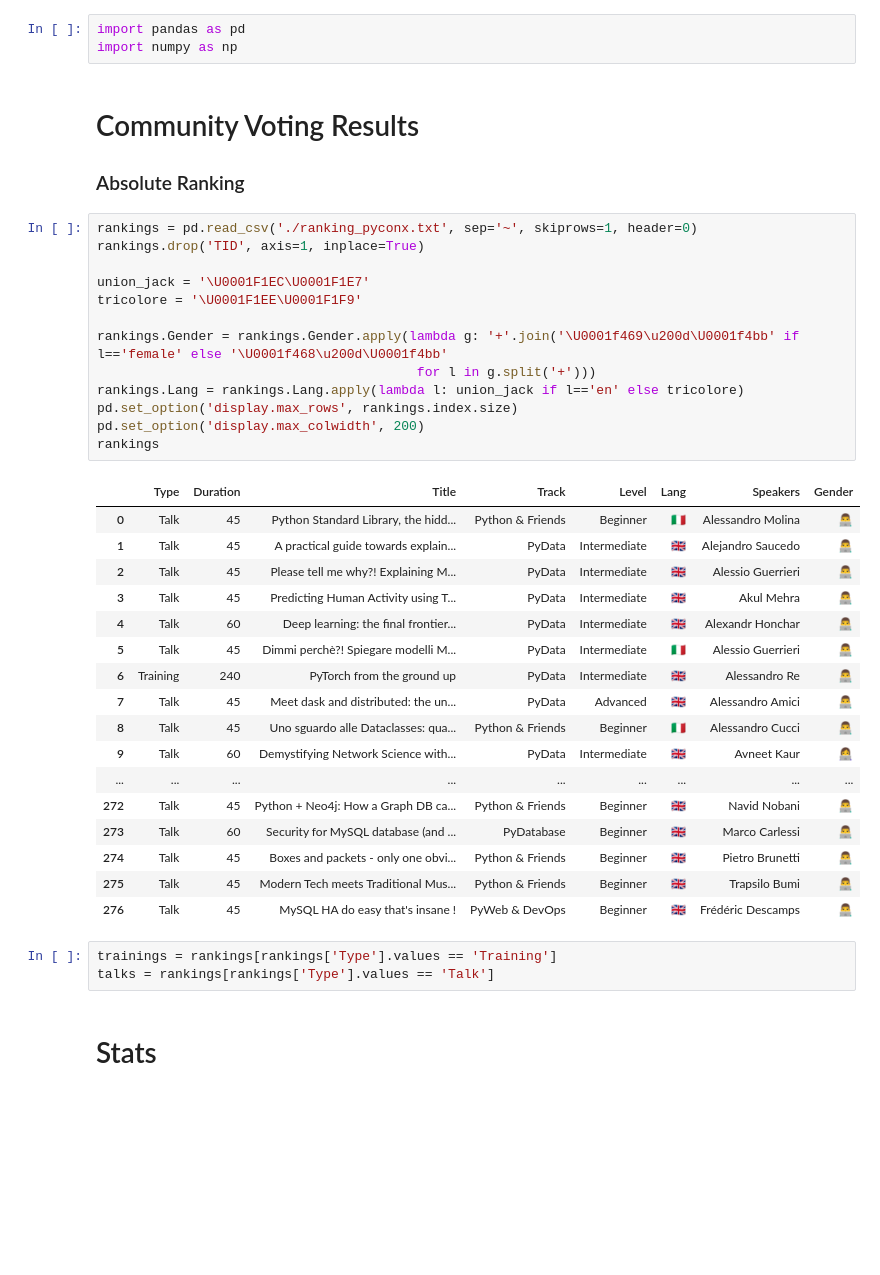
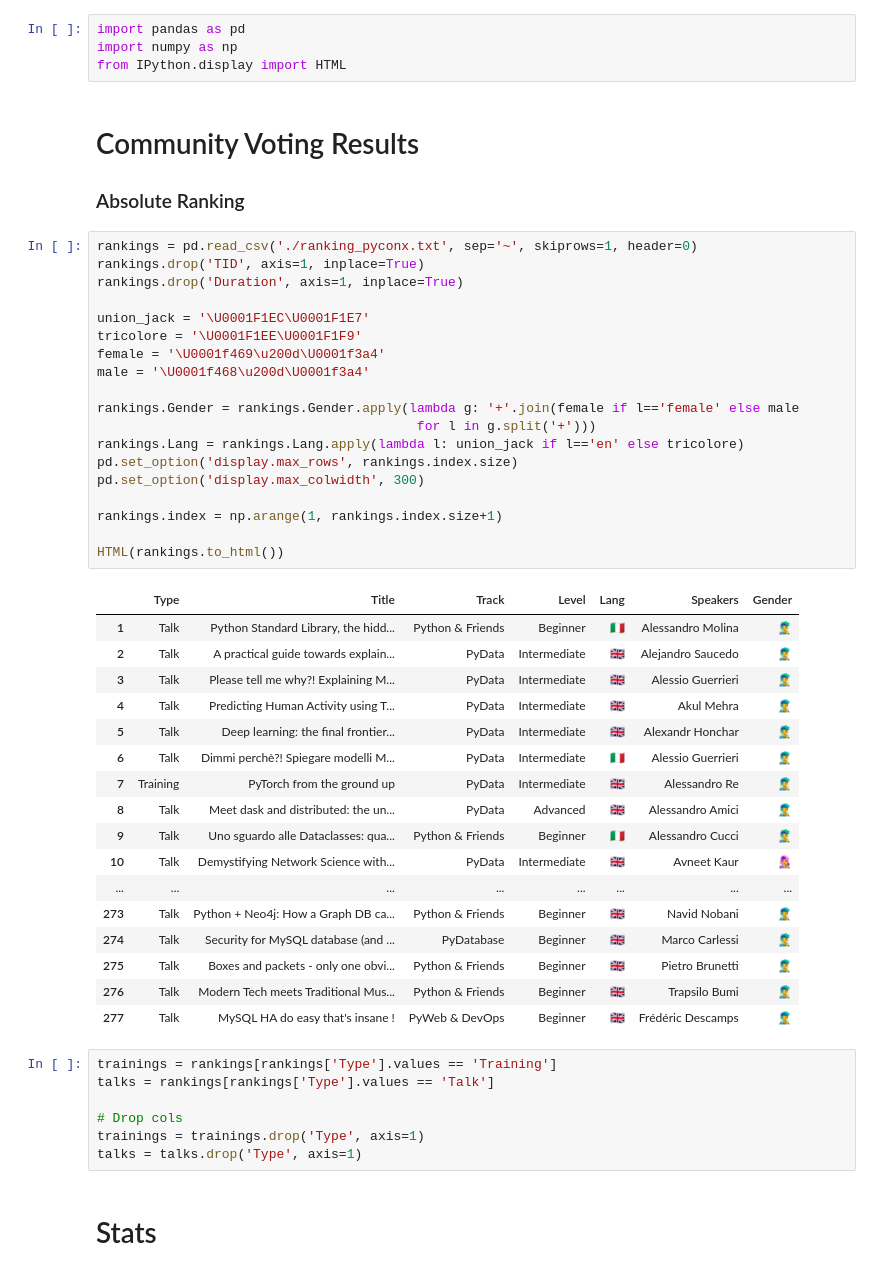
Before and after one commit to leriomaggio/pyconit-community-voting, a Jupyter notebook: Conference Talks Rankings.ipynb, the cells around one changed output. Saved outputs shown, nothing was run; the diff lists cells and outputs as text; blank space fills up the shorter version.

Commit message:
changed icons (emoji) for speakers

```diff
--- a/Conference Talks Rankings.ipynb
+++ b/Conference Talks Rankings.ipynb
@@ -5,6 +5,7 @@
 # %%
 import pandas as pd
 import numpy as np
+from IPython.display import HTML
 # %% [markdown]
 <a name="absolute_rank"></a>
 # Community Voting Results
@@ -13,37 +14,47 @@ import numpy as np
 # %%
 rankings = pd.read_csv('./ranking_pyconx.txt', sep='~', skiprows=1, header=0)
 rankings.drop('TID', axis=1, inplace=True)
+rankings.drop('Duration', axis=1, inplace=True)
 
 union_jack = '\U0001F1EC\U0001F1E7'
 tricolore = '\U0001F1EE\U0001F1F9'
+female = '\U0001f469\u200d\U0001f3a4'
+male = '\U0001f468\u200d\U0001f3a4'
 
-rankings.Gender = rankings.Gender.apply(lambda g: '+'.join('\U0001f469\u200d\U0001f4bb' if l=='female' else '\U0001f468\u200d\U0001f4bb'
+rankings.Gender = rankings.Gender.apply(lambda g: '+'.join(female if l=='female' else male
                                          for l in g.split('+')))
 rankings.Lang = rankings.Lang.apply(lambda l: union_jack if l=='en' else tricolore)
 pd.set_option('display.max_rows', rankings.index.size)
-pd.set_option('display.max_colwidth', 200)
-rankings
+pd.set_option('display.max_colwidth', 300)
+
+rankings.index = np.arange(1, rankings.index.size+1)
+
+HTML(rankings.to_html())
 # %% [output]
-|  | Type | Duration | Title | Track | Level | Lang | Speakers | Gender |
-| 0 | Talk | 45 | Python Standard Library, the hidd... | Python & Friends | Beginner | 🇮🇹 | Alessandro Molina | 👨‍💻 |
-| 1 | Talk | 45 | A practical guide towards explain... | PyData | Intermediate | 🇬🇧 | Alejandro Saucedo | 👨‍💻 |
-| 2 | Talk | 45 | Please tell me why?! Explaining M... | PyData | Intermediate | 🇬🇧 | Alessio Guerrieri | 👨‍💻 |
-| 3 | Talk | 45 | Predicting Human Activity using T... | PyData | Intermediate | 🇬🇧 | Akul Mehra | 👨‍💻 |
-| 4 | Talk | 60 | Deep learning: the final frontier... | PyData | Intermediate | 🇬🇧 | Alexandr Honchar | 👨‍💻 |
-| 5 | Talk | 45 | Dimmi perchè?! Spiegare modelli M... | PyData | Intermediate | 🇮🇹 | Alessio Guerrieri | 👨‍💻 |
-| 6 | Training | 240 | PyTorch from the ground up | PyData | Intermediate | 🇬🇧 | Alessandro Re | 👨‍💻 |
-| 7 | Talk | 45 | Meet dask and distributed: the un... | PyData | Advanced | 🇬🇧 | Alessandro Amici | 👨‍💻 |
-| 8 | Talk | 45 | Uno sguardo alle Dataclasses: qua... | Python & Friends | Beginner | 🇮🇹 | Alessandro Cucci | 👨‍💻 |
-| 9 | Talk | 60 | Demystifying Network Science with... | PyData | Intermediate | 🇬🇧 | Avneet Kaur | 👩‍💻 |
-| ... | ... | ... | ... | ... | ... | ... | ... | ... |
-| 272 | Talk | 45 | Python + Neo4j: How a Graph DB ca... | Python & Friends | Beginner | 🇬🇧 | Navid Nobani | 👨‍💻 |
-| 273 | Talk | 60 | Security for MySQL database (and ... | PyDatabase | Beginner | 🇬🇧 | Marco Carlessi | 👨‍💻 |
-| 274 | Talk | 45 | Boxes and packets - only one obvi... | Python & Friends | Beginner | 🇬🇧 | Pietro Brunetti | 👨‍💻 |
-| 275 | Talk | 45 | Modern Tech meets Traditional Mus... | Python & Friends | Beginner | 🇬🇧 | Trapsilo Bumi | 👨‍💻 |
-| 276 | Talk | 45 | MySQL HA do easy that's insane ! | PyWeb & DevOps | Beginner | 🇬🇧 | Frédéric Descamps | 👨‍💻 |
+|  | Type | Title | Track | Level | Lang | Speakers | Gender |
+| 1 | Talk | Python Standard Library, the hidd... | Python & Friends | Beginner | 🇮🇹 | Alessandro Molina | 👨‍🎤 |
+| 2 | Talk | A practical guide towards explain... | PyData | Intermediate | 🇬🇧 | Alejandro Saucedo | 👨‍🎤 |
+| 3 | Talk | Please tell me why?! Explaining M... | PyData | Intermediate | 🇬🇧 | Alessio Guerrieri | 👨‍🎤 |
+| 4 | Talk | Predicting Human Activity using T... | PyData | Intermediate | 🇬🇧 | Akul Mehra | 👨‍🎤 |
+| 5 | Talk | Deep learning: the final frontier... | PyData | Intermediate | 🇬🇧 | Alexandr Honchar | 👨‍🎤 |
+| 6 | Talk | Dimmi perchè?! Spiegare modelli M... | PyData | Intermediate | 🇮🇹 | Alessio Guerrieri | 👨‍🎤 |
+| 7 | Training | PyTorch from the ground up | PyData | Intermediate | 🇬🇧 | Alessandro Re | 👨‍🎤 |
+| 8 | Talk | Meet dask and distributed: the un... | PyData | Advanced | 🇬🇧 | Alessandro Amici | 👨‍🎤 |
+| 9 | Talk | Uno sguardo alle Dataclasses: qua... | Python & Friends | Beginner | 🇮🇹 | Alessandro Cucci | 👨‍🎤 |
+| 10 | Talk | Demystifying Network Science with... | PyData | Intermediate | 🇬🇧 | Avneet Kaur | 👩‍🎤 |
+| ... | ... | ... | ... | ... | ... | ... | ... |
+| 273 | Talk | Python + Neo4j: How a Graph DB ca... | Python & Friends | Beginner | 🇬🇧 | Navid Nobani | 👨‍🎤 |
+| 274 | Talk | Security for MySQL database (and ... | PyDatabase | Beginner | 🇬🇧 | Marco Carlessi | 👨‍🎤 |
+| 275 | Talk | Boxes and packets - only one obvi... | Python & Friends | Beginner | 🇬🇧 | Pietro Brunetti | 👨‍🎤 |
+| 276 | Talk | Modern Tech meets Traditional Mus... | Python & Friends | Beginner | 🇬🇧 | Trapsilo Bumi | 👨‍🎤 |
+| 277 | Talk | MySQL HA do easy that's insane ! | PyWeb & DevOps | Beginner | 🇬🇧 | Frédéric Descamps | 👨‍🎤 |
 # %%
 trainings = rankings[rankings['Type'].values == 'Training']
 talks = rankings[rankings['Type'].values == 'Talk']
+
+# Drop cols
+trainings = trainings.drop('Type', axis=1)
+talks = talks.drop('Type', axis=1)
 # %% [markdown]
 <a name="stats"></a>
 # Stats
```
Also changed, not shown: parts of 9 cells of this notebook, 1 other file.
